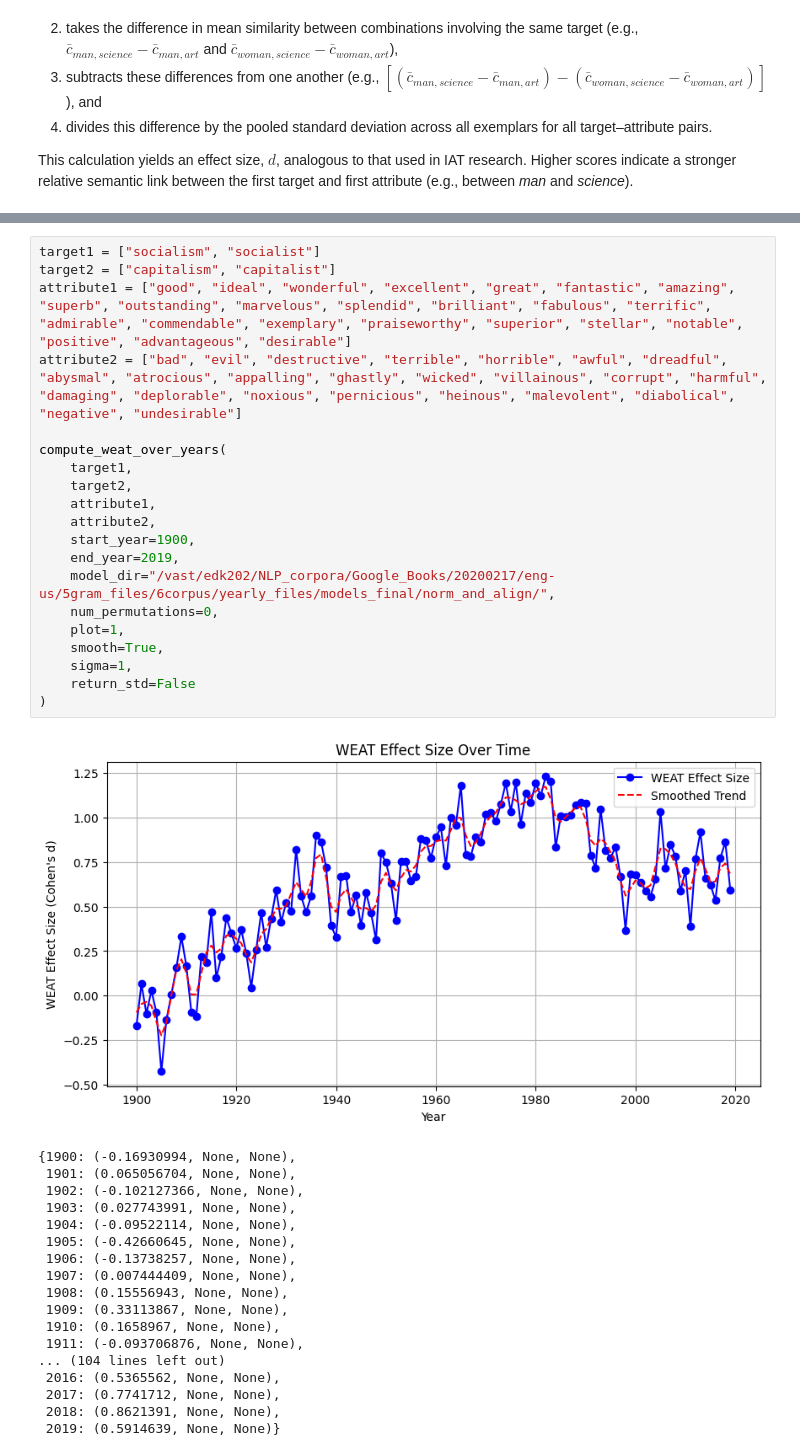
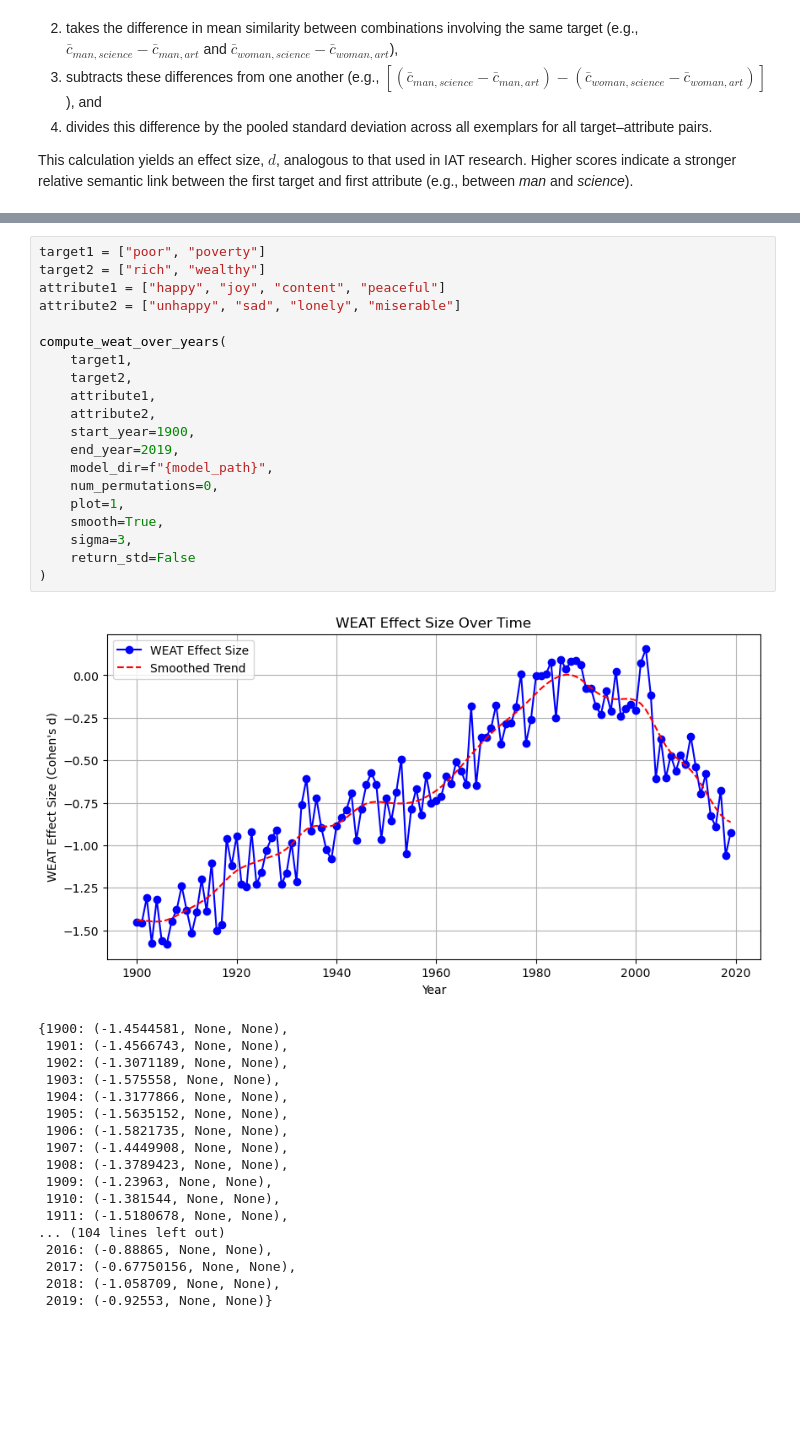
Before and after one commit to eric-d-knowles/ngram-prep, a Jupyter notebook: notebooks/workflow_analyze_change.ipynb, the cells around one changed output, grey strips where cells are left out. Cells and saved outputs as stored; diff of their text form; blank space fills up the shorter version.

```diff
--- a/notebooks/workflow_analyze_change.ipynb
+++ b/notebooks/workflow_analyze_change.ipynb
@@ -241,39 +178,39 @@ WEAT effect size (Cohen's d) = 0.3704, p = 0.1557
 # %%
-target1 = ["socialism", "socialist"]
-target2 = ["capitalism", "capitalist"]
-attribute1 = ["good", "ideal", "wonderful", "excellent", "great", "fantastic", "amazing", "superb", "outstanding", "marvelous", "splendid", "brilliant", "fabulous", "terrific", "admirable", "commendable", "exemplary", "praiseworthy", "superior", "stellar", "notable", "positive", "advantageous", "desirable"]
-attribute2 = ["bad", "evil", "destructive", "terrible", "horrible", "awful", "dreadful", "abysmal", "atrocious", "appalling", "ghastly", "wicked", "villainous", "corrupt", "harmful", "damaging", "deplorable", "noxious", "pernicious", "heinous", "malevolent", "diabolical", "negative", "undesirable"]
+target1 = ["poor", "poverty"]
+target2 = ["rich", "wealthy"]
+attribute1 = ["happy", "joy", "content", "peaceful"]
+attribute2 = ["unhappy", "sad", "lonely", "miserable"]
 
 compute_weat_over_years(
     target1,
     target2,
     attribute1,
     attribute2,
     start_year=1900,
     end_year=2019,
-    model_dir="/vast/edk202/NLP_corpora/Google_Books/20200217/eng-us/5gram_files/6corpus/yearly_files/models_final/norm_and_align/",
+    model_dir=f"{model_path}",
     num_permutations=0,
     plot=1,
     smooth=True,
-    sigma=1,
+    sigma=3,
     return_std=False
 )
 # %% [output]
-[figure, old version]
+[figure, new version]
-{1900: (-0.16930994, None, None),
- 1901: (0.065056704, None, None),
- 1902: (-0.102127366, None, None),
- 1903: (0.027743991, None, None),
- 1904: (-0.09522114, None, None),
- 1905: (-0.42660645, None, None),
- 1906: (-0.13738257, None, None),
- 1907: (0.007444409, None, None),
- 1908: (0.15556943, None, None),
- 1909: (0.33113867, None, None),
- 1910: (0.1658967, None, None),
- 1911: (-0.093706876, None, None),
+{1900: (-1.4544581, None, None),
+ 1901: (-1.4566743, None, None),
+ 1902: (-1.3071189, None, None),
+ 1903: (-1.575558, None, None),
+ 1904: (-1.3177866, None, None),
+ 1905: (-1.5635152, None, None),
+ 1906: (-1.5821735, None, None),
+ 1907: (-1.4449908, None, None),
+ 1908: (-1.3789423, None, None),
+ 1909: (-1.23963, None, None),
+ 1910: (-1.381544, None, None),
+ 1911: (-1.5180678, None, None),
 ... (104 lines left out)
- 2016: (0.5365562, None, None),
- 2017: (0.7741712, None, None),
- 2018: (0.8621391, None, None),
- 2019: (0.5914639, None, None)}
+ 2016: (-0.88865, None, None),
+ 2017: (-0.67750156, None, None),
+ 2018: (-1.058709, None, None),
+ 2019: (-0.92553, None, None)}
```
Also changed, not shown: parts of 15 cells of this notebook, 10 other files.
